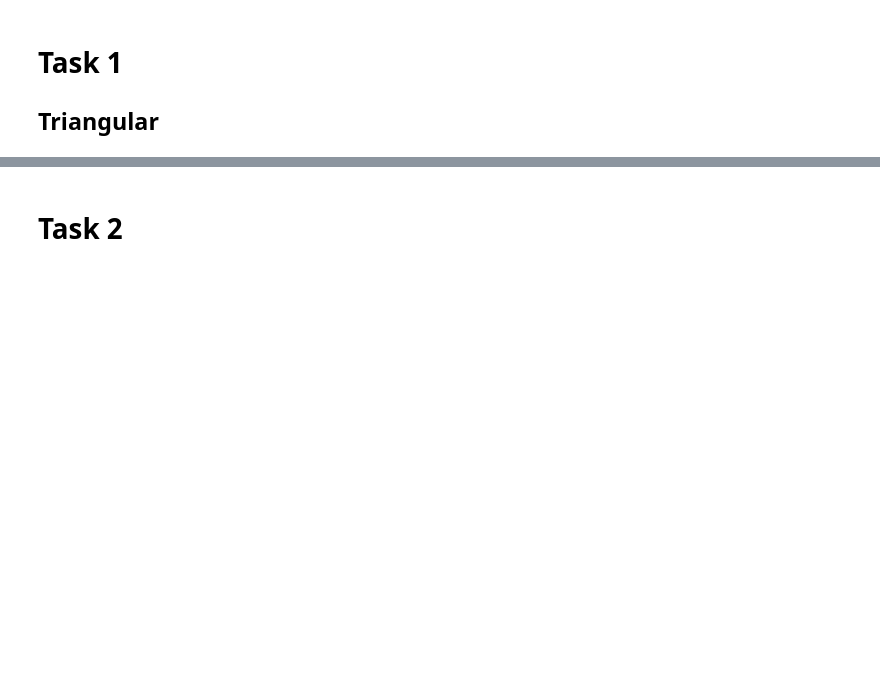
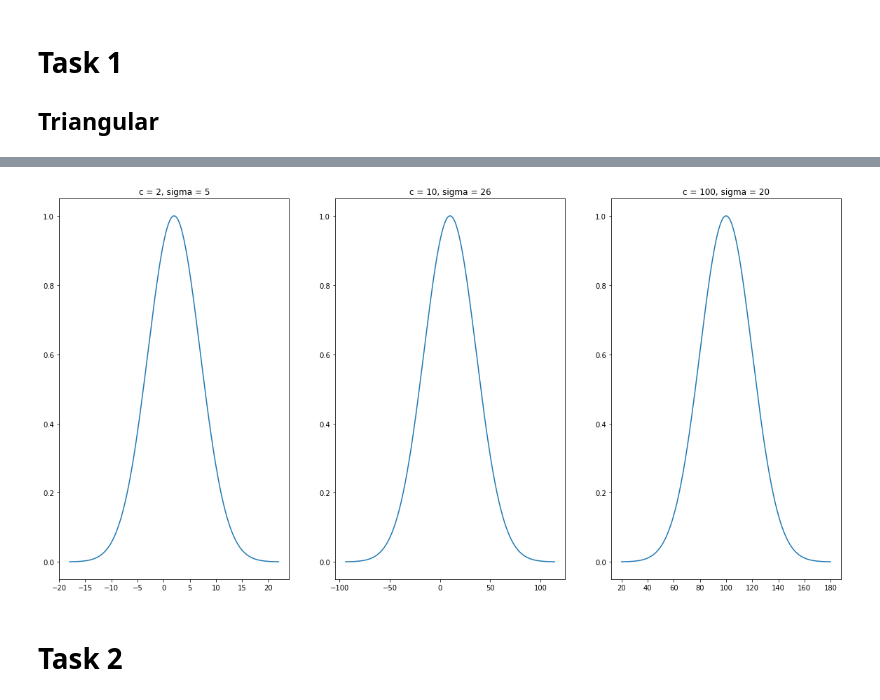
Before and after one commit to envil/pattern-recognition-uef-2019, a Jupyter notebook: ex2/exercise2-vietta.ipynb, the cells around one changed output, grey strips where cells are left out. Saved outputs shown, nothing was run; the diff lists cells and outputs as text; code cells hidden in the pictures; blank space fills up the shorter version.

```diff
--- a/ex2/exercise2-vietta.ipynb
+++ b/ex2/exercise2-vietta.ipynb
@@ -51,3 +72,22 @@ plt.show()
+# %%
+def draw_gaussian(params):
+    [c, sigma] = params
+    resolution = (c + sigma) * 100
+    x = np.linspace(c - sigma * 4, c + sigma * 4, resolution)
+    y = np.exp(-0.5 * np.square((x-c)/sigma))
+    plt.plot(x, y)
+
+
+gaussian_params = [[2, 5], [10, 26], [100, 20]]
+plt.figure(figsize=(20, 10))
+for x in range(len(gaussian_params)):
+    plt.subplot(1, 3, x + 1)
+    plt.title('c = {}, sigma = {}'.format(*gaussian_params[x]))
+    draw_gaussian(gaussian_params[x])
+
+plt.show()
+# %% [output]
+[figure, added]
 # %% [markdown]
 # Task 2
 # %%
```
Also changed, not shown: parts of 3 cells of this notebook.
